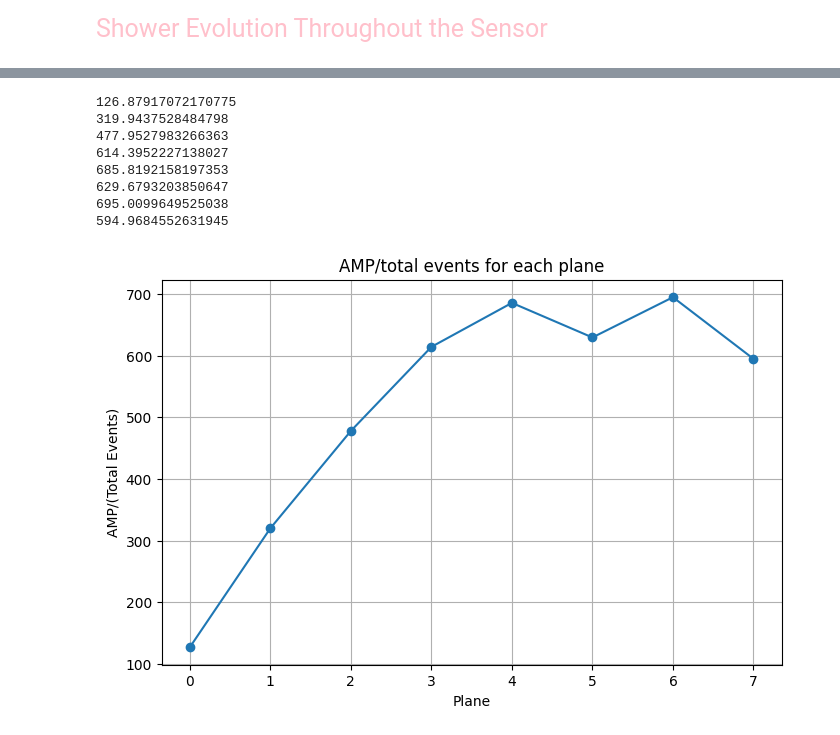
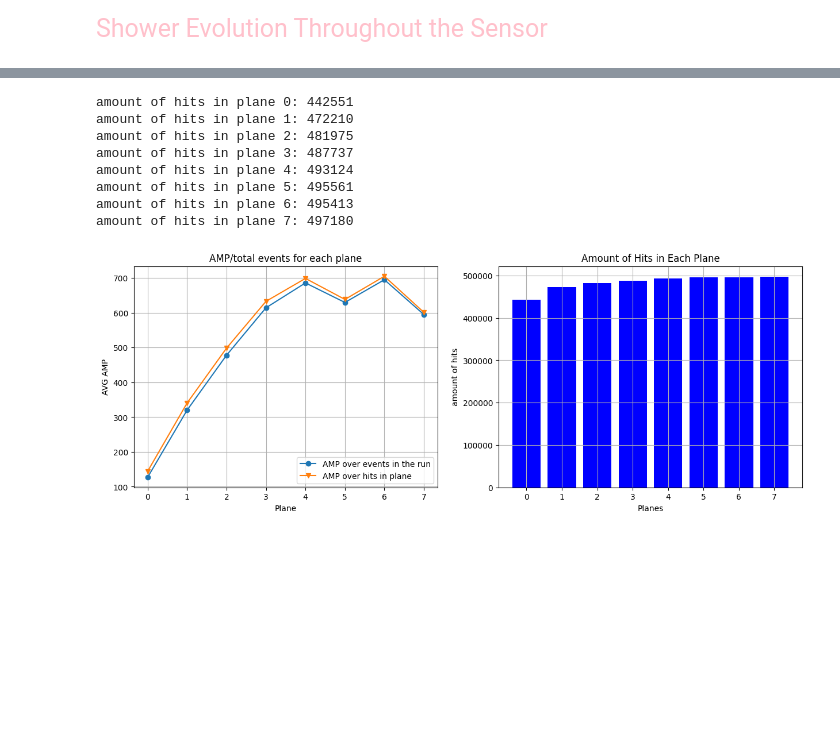
Before and after one commit to Ben-David-Ben/F-Cal-TB-Project, a Jupyter notebook: TB2025_Gap.ipynb, the cells around one changed output, grey strips where cells are left out. Saved outputs shown, nothing was run; the diff lists cells and outputs as text; code cells hidden in the pictures; blank space fills up the shorter version.

```diff
--- a/TB2025_Gap.ipynb
+++ b/TB2025_Gap.ipynb
@@ -168,12 +61,12 @@ hit_data_1096 = rf.get_ROOT_data_zip("TB_FIRE_1096_hits.root")
 # %%
-average_amp_vs_plane(hit_data_1096)
+rf.average_amp_vs_plane(hit_data_1096)
 # %% [output]
-126.87917072170775
-319.9437528484798
-477.9527983266363
-614.3952227138027
-685.8192158197353
-629.6793203850647
-695.0099649525038
-594.9684552631945
+amount of hits in plane 0: 442551
+amount of hits in plane 1: 472210
+amount of hits in plane 2: 481975
+amount of hits in plane 3: 487737
+amount of hits in plane 4: 493124
+amount of hits in plane 5: 495561
+amount of hits in plane 6: 495413
+amount of hits in plane 7: 497180
-[figure, old version]
+[figure, new version]
```
Also changed, not shown: parts of 8 cells of this notebook, 1 other file.
